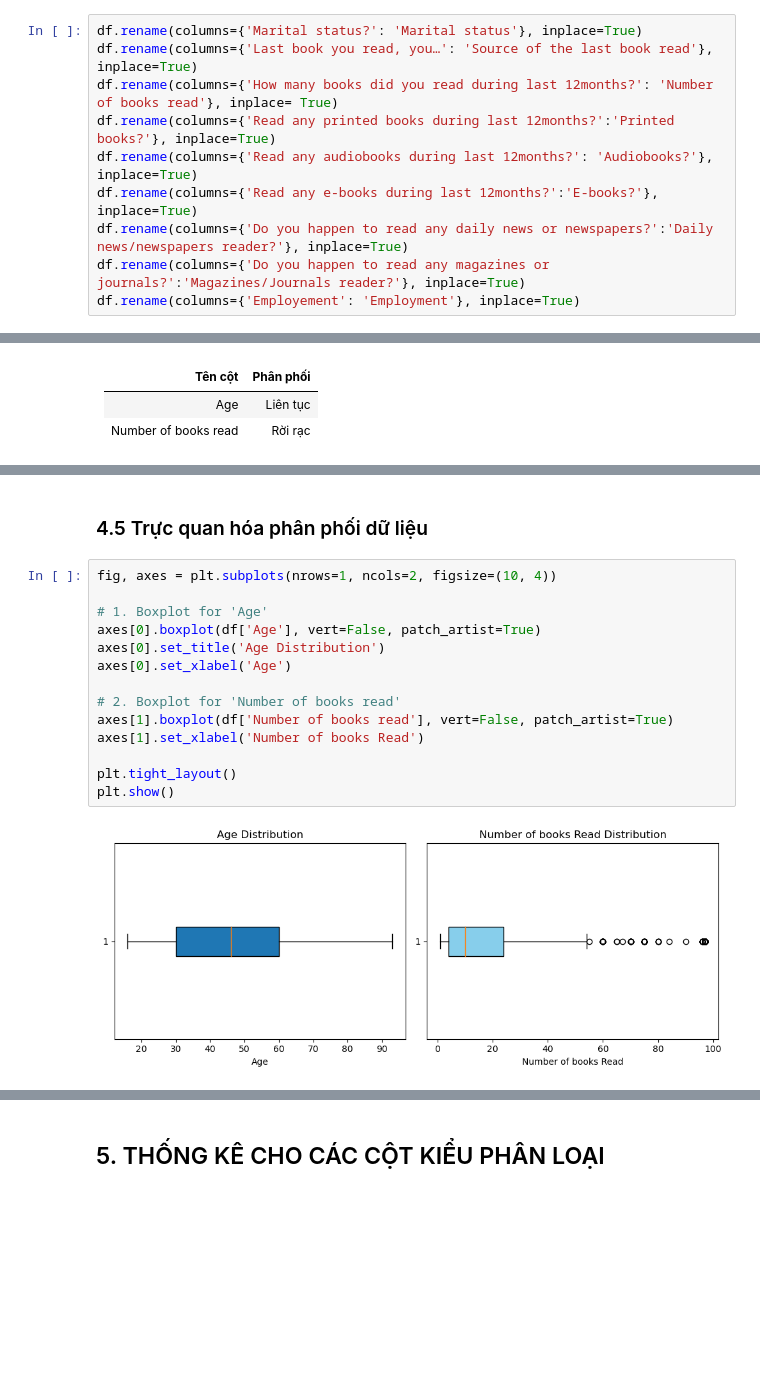
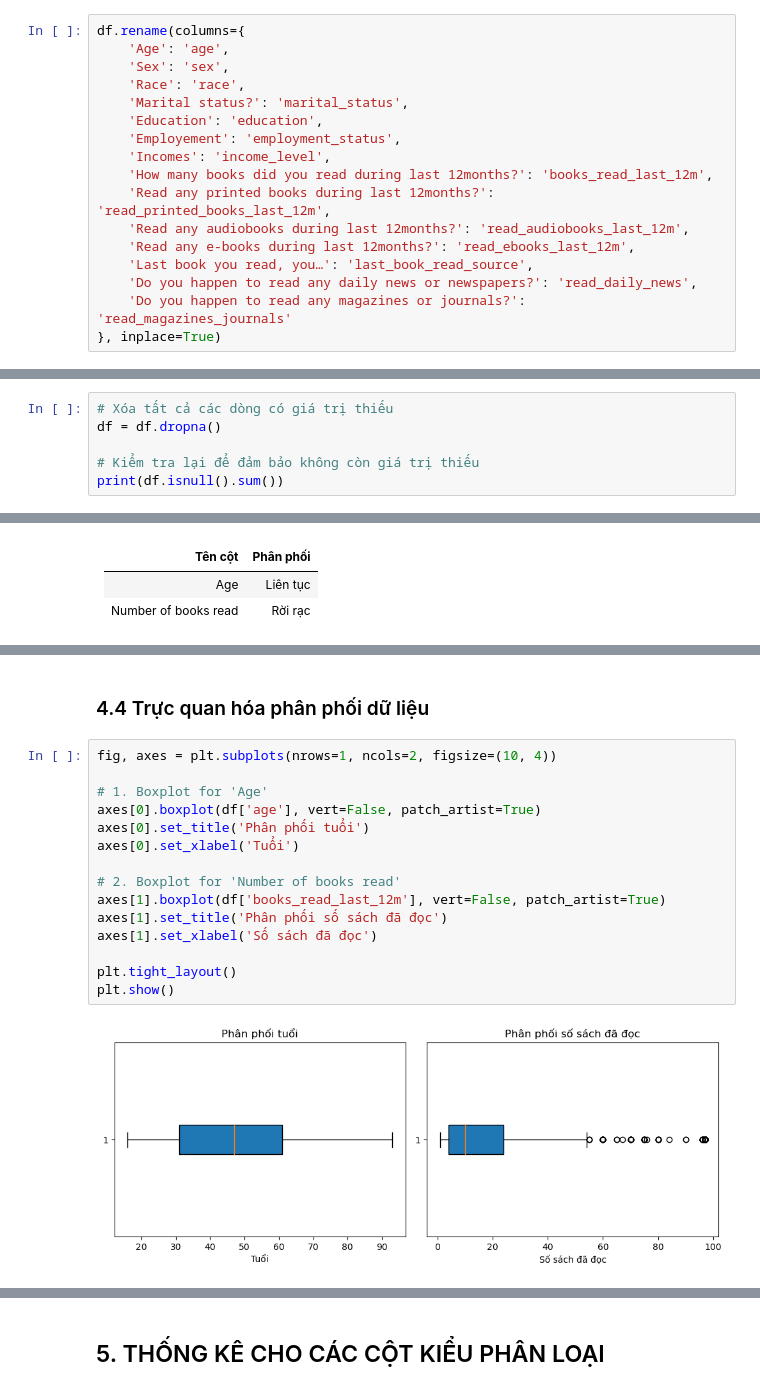
Before and after one commit to neyngnn/LTKHDL, a Jupyter notebook: notebook/Exploring.ipynb, the cells around one changed output, grey strips where cells are left out. Drawn from its saved outputs; the diff is of its cells as text; blank space fills up the shorter version.

```diff
--- a/notebook/Exploring.ipynb
+++ b/notebook/Exploring.ipynb
@@ -80,10 +101,17 @@ Index(['Age', 'Sex', 'Race', 'Marital status?', 'Education', 'Employement',
 # %%
-df.rename(columns={'Marital status?': 'Marital status'}, inplace=True)
-df.rename(columns={'Last book you read, you…': 'Source of the last book read'}, inplace=True)
-df.rename(columns={'How many books did you read during last 12months?': 'Number of books read'}, inplace= True)
-df.rename(columns={'Read any printed books during last 12months?':'Printed books?'}, inplace=True)
-df.rename(columns={'Read any audiobooks during last 12months?': 'Audiobooks?'}, inplace=True)
-df.rename(columns={'Read any e-books during last 12months?':'E-books?'}, inplace=True)
-df.rename(columns={'Do you happen to read any daily news or newspapers?':'Daily news/newspapers reader?'}, inplace=True)
-df.rename(columns={'Do you happen to read any magazines or journals?':'Magazines/Journals reader?'}, inplace=True)
-df.rename(columns={'Employement': 'Employment'}, inplace=True)
+df.rename(columns={
+    'Age': 'age',
+    'Sex': 'sex',
+    'Race': 'race',
+    'Marital status?': 'marital_status',
+    'Education': 'education',
+    'Employement': 'employment_status',
+    'Incomes': 'income_level',
+    'How many books did you read during last 12months?': 'books_read_last_12m',
+    'Read any printed books during last 12months?': 'read_printed_books_last_12m',
+    'Read any audiobooks during last 12months?': 'read_audiobooks_last_12m',
+    'Read any e-books during last 12months?': 'read_ebooks_last_12m',
+    'Last book you read, you…': 'last_book_read_source',
+    'Do you happen to read any daily news or newspapers?': 'read_daily_news',
+    'Do you happen to read any magazines or journals?': 'read_magazines_journals'
+}, inplace=True)
@@ -166,0 +220,6 @@ dtype: object
+# %%
+# Xóa tất cả các dòng có giá trị thiếu
+df = df.dropna()
+
+# Kiểm tra lại để đảm bảo không còn giá trị thiếu
+print(df.isnull().sum())
@@ -205,18 +293,19 @@ df.describe()
 # %% [markdown]
-### 4.5 Trực quan hóa phân phối dữ liệu
+### 4.4 Trực quan hóa phân phối dữ liệu
 # %%
 fig, axes = plt.subplots(nrows=1, ncols=2, figsize=(10, 4))
 
 # 1. Boxplot for 'Age'
-axes[0].boxplot(df['Age'], vert=False, patch_artist=True)
-axes[0].set_title('Age Distribution')
-axes[0].set_xlabel('Age')
+axes[0].boxplot(df['age'], vert=False, patch_artist=True)
+axes[0].set_title('Phân phối tuổi')
+axes[0].set_xlabel('Tuổi')
 
 # 2. Boxplot for 'Number of books read'
-axes[1].boxplot(df['Number of books read'], vert=False, patch_artist=True)
-axes[1].set_xlabel('Number of books Read')
+axes[1].boxplot(df['books_read_last_12m'], vert=False, patch_artist=True)
+axes[1].set_title('Phân phối số sách đã đọc')
+axes[1].set_xlabel('Số sách đã đọc')
 
 plt.tight_layout()
 plt.show()
 # %% [output]
-[figure, old version]
+[figure, new version]
```
Also changed, not shown: parts of 45 cells of this notebook, 1 other file.
